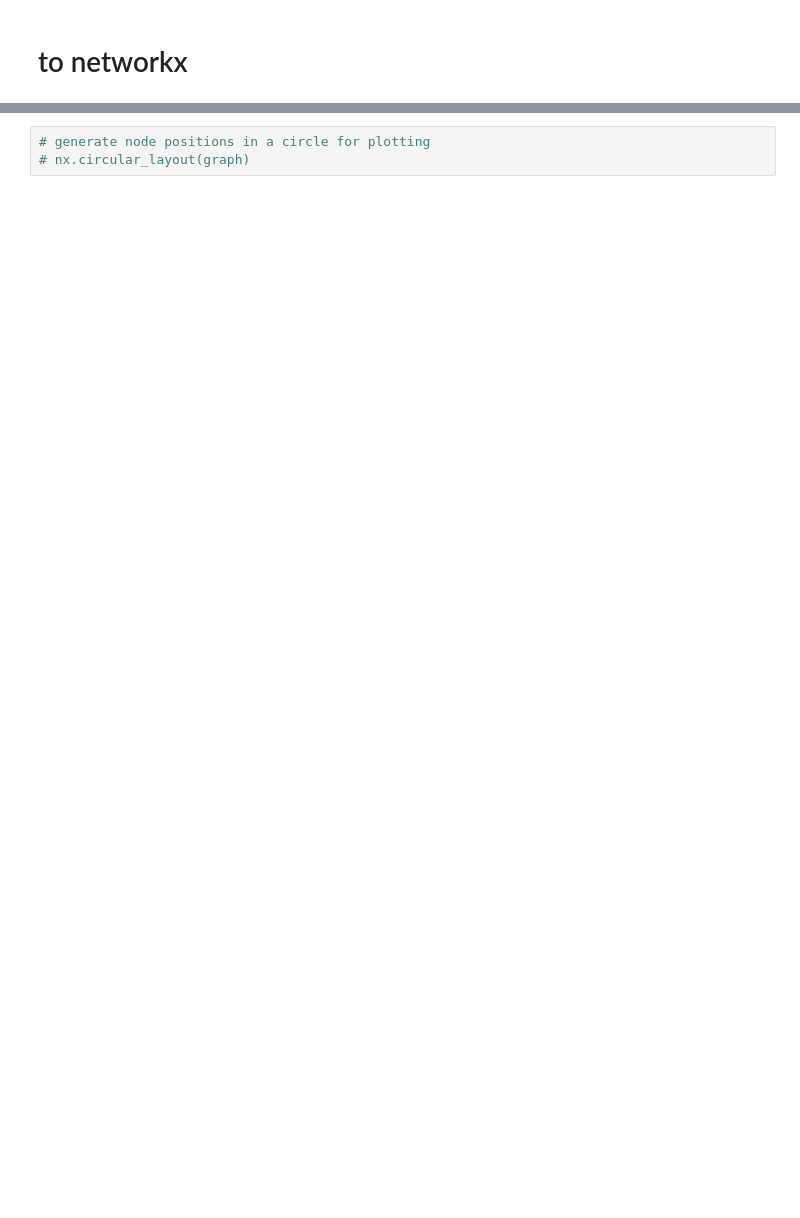
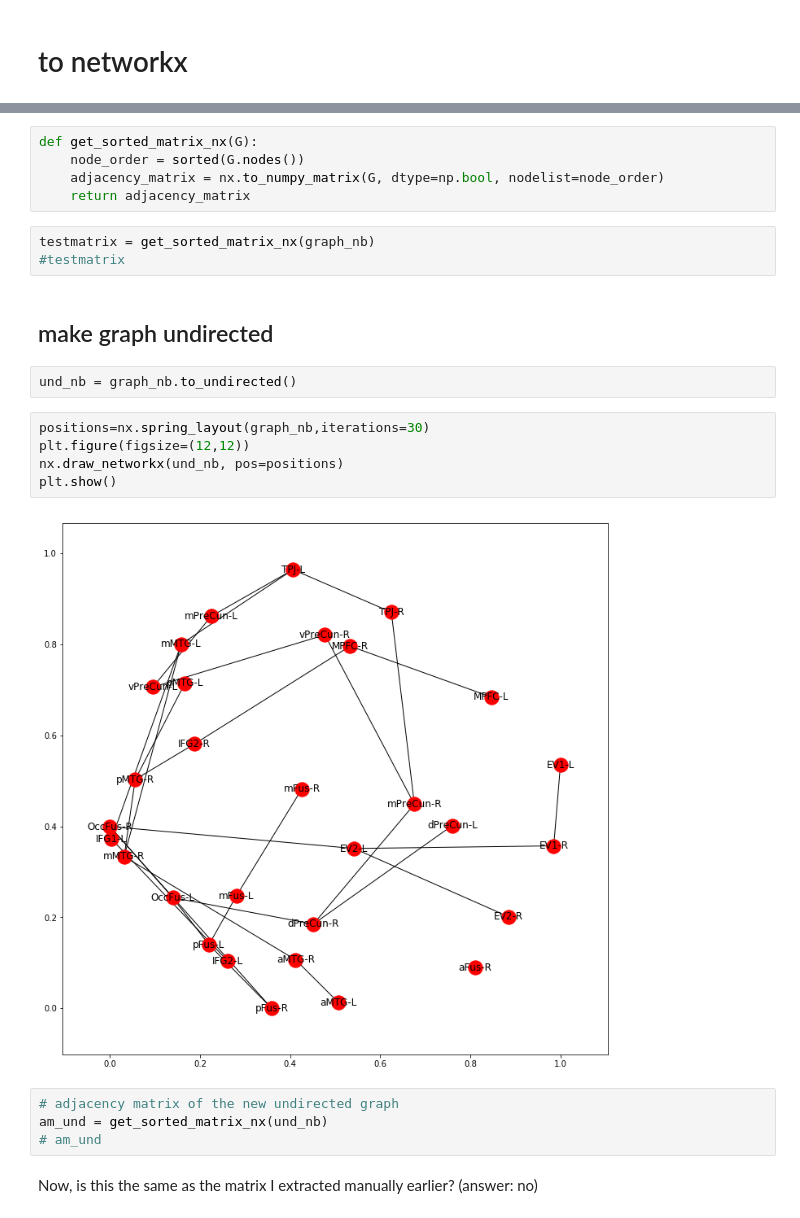
Before and after one commit to oliver-contier/famface-temporal-dynamics, a Jupyter notebook: notebooks/pycausal_analysis.ipynb, the cells around one changed output, grey strips where cells are left out. Saved outputs shown, nothing was run; the diff lists cells and outputs as text; blank space fills up the shorter version.

Commit message:
started plotting of adjacency matrices and graphs. TODO: make absolutely sure that the order of nodes (i.e. rows and columns in matrix) is the same for each extracted adjacency matrix.

```diff
--- a/notebooks/pycausal_analysis.ipynb
+++ b/notebooks/pycausal_analysis.ipynb
@@ -201,3 +180,25 @@ assert np.shape(am_raw) == np.shape(am_nb)
-# %%
-# generate node positions in a circle for plotting
-# nx.circular_layout(graph)
+# %%
+def get_sorted_matrix_nx(G):
+    node_order = sorted(G.nodes())
+    adjacency_matrix = nx.to_numpy_matrix(G, dtype=np.bool, nodelist=node_order)
+    return adjacency_matrix
+# %%
+testmatrix = get_sorted_matrix_nx(graph_nb)
+#testmatrix
+# %% [markdown]
+## make graph undirected
+# %%
+und_nb = graph_nb.to_undirected()
+# %%
+positions=nx.spring_layout(graph_nb,iterations=30)
+plt.figure(figsize=(12,12))
+nx.draw_networkx(und_nb, pos=positions)
+plt.show()
+# %% [output]
+[figure, added]
+# %%
+# adjacency matrix of the new undirected graph
+am_und = get_sorted_matrix_nx(und_nb)
+# am_und
+# %% [markdown]
+Now, is this the same as the matrix I extracted manually earlier? (answer: no)
```
Also changed, not shown: parts of 26 cells of this notebook.
